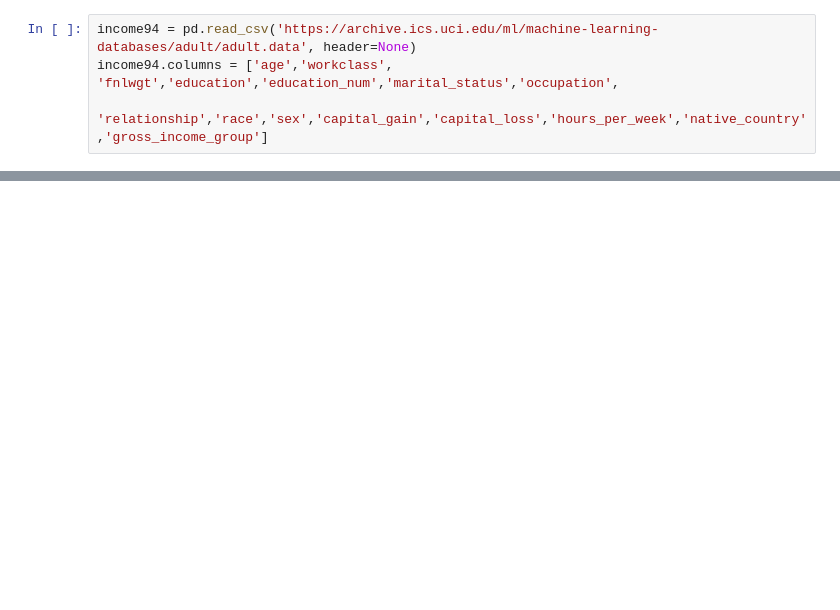
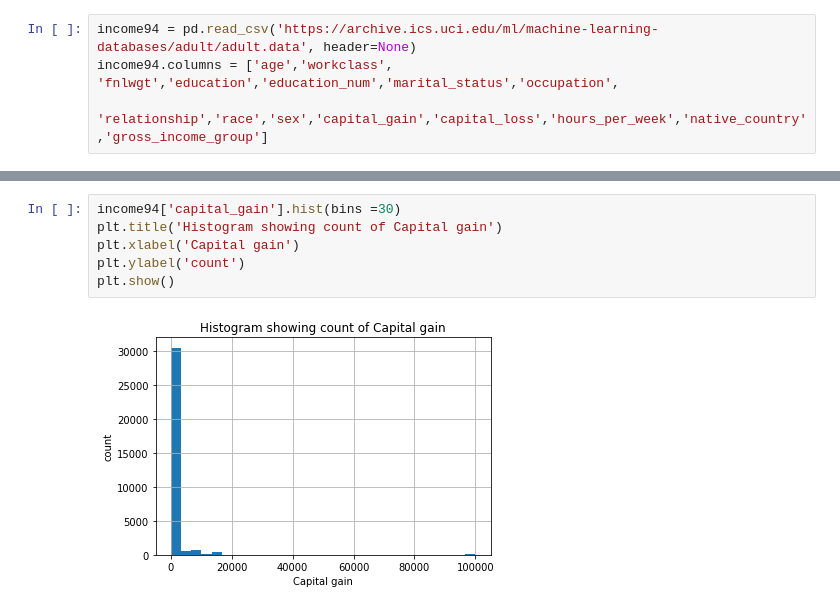
Before and after one commit to Yuanxyyds/JSC270_HW2_2022_Steven_Liu, a Jupyter notebook: Assignment2.ipynb, the cells around one changed output, grey strips where cells are left out. Drawn from its saved outputs; the diff is of its cells as text; blank space fills up the shorter version.

```diff
--- a/Assignment2.ipynb
+++ b/Assignment2.ipynb
@@ -18,0 +82,8 @@ income94.columns = ['age','workclass', 'fnlwgt','education','education_num','mar
+# %%
+income94['capital_gain'].hist(bins =30)
+plt.title('Histogram showing count of Capital gain')
+plt.xlabel('Capital gain')
+plt.ylabel('count')
+plt.show()
+# %% [output]
+[figure, added]
```
Also changed, not shown: parts of 48 cells of this notebook.
